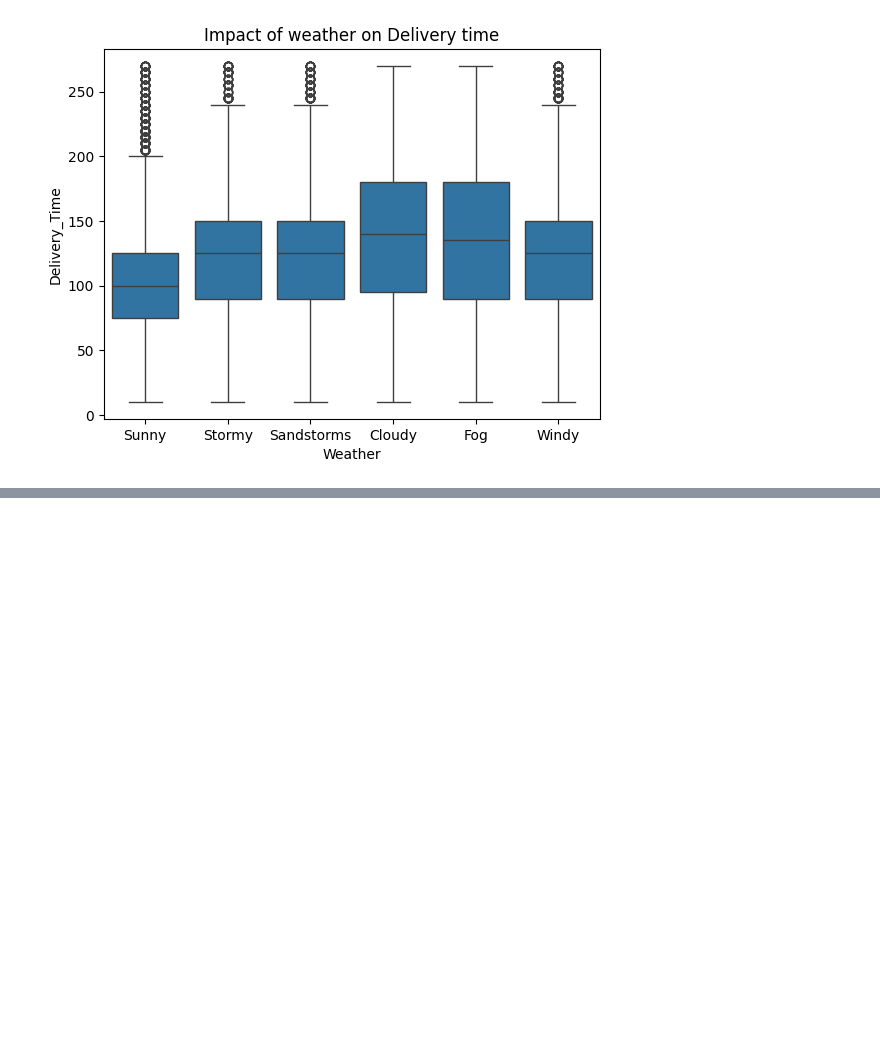
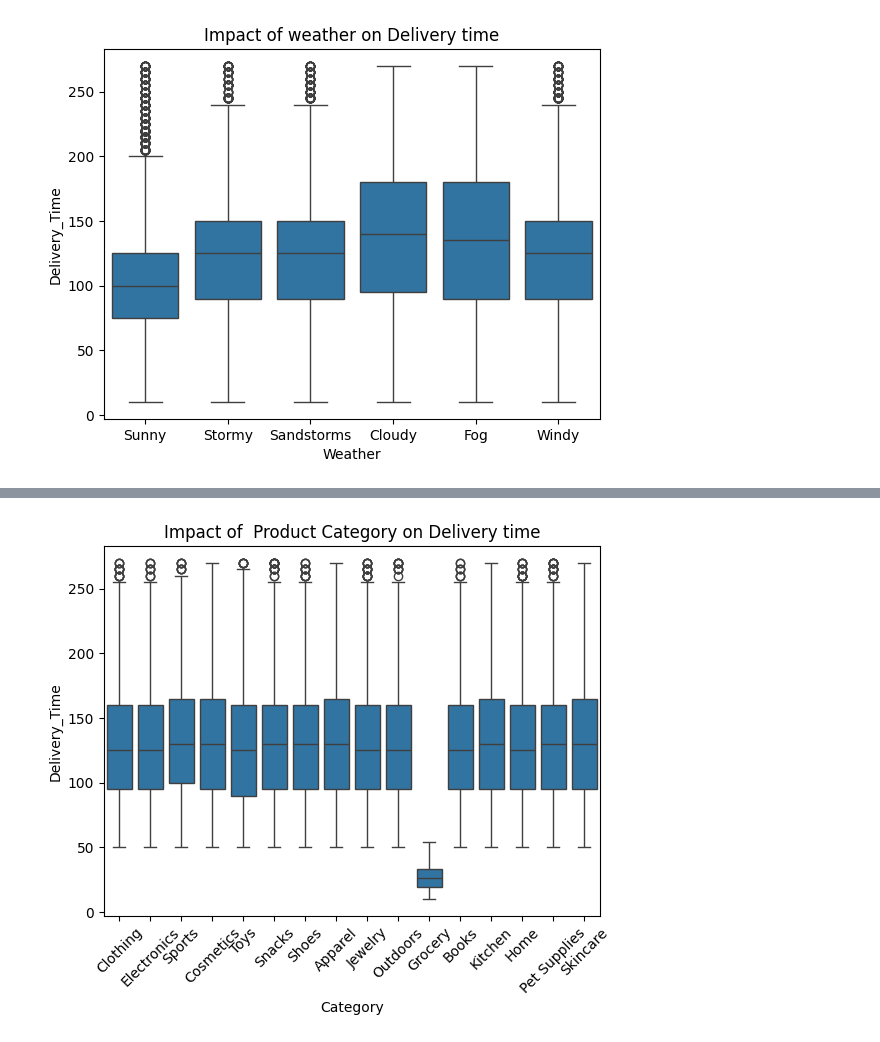
Before and after one commit to IssaMuiz/Last-Mile-ETA-Prediction, a Jupyter notebook: notebooks/data_preprocessing.ipynb, the cells around one changed output, grey strips where cells are left out. Drawn from its saved outputs; the diff is of its cells as text; code cells hidden in the pictures; blank space fills up the shorter version.

```diff
--- a/notebooks/data_preprocessing.ipynb
+++ b/notebooks/data_preprocessing.ipynb
@@ -257,0 +276,7 @@ plt.show()
+# %%
+sns.boxplot(x=df['Category'], y=df['Delivery_Time'], data=df)
+plt.xticks(rotation=45)
+plt.title('Impact of  Product Category on Delivery time')
+plt.show()
+# %% [output]
+[figure, added]
```
Also changed, not shown: parts of 8 cells of this notebook, 1 other file.
